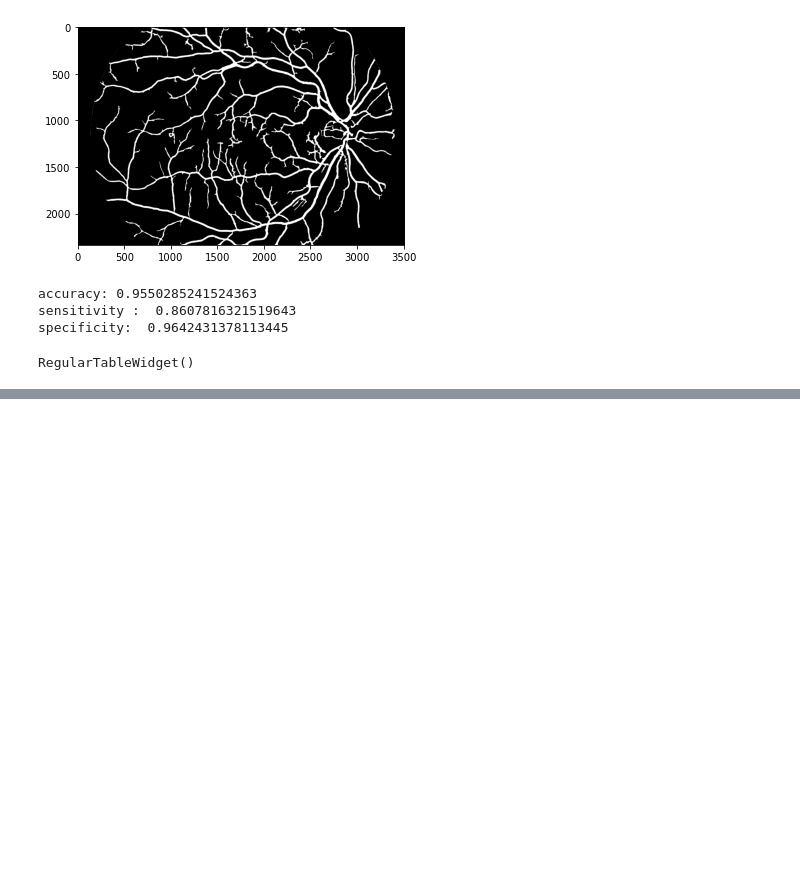
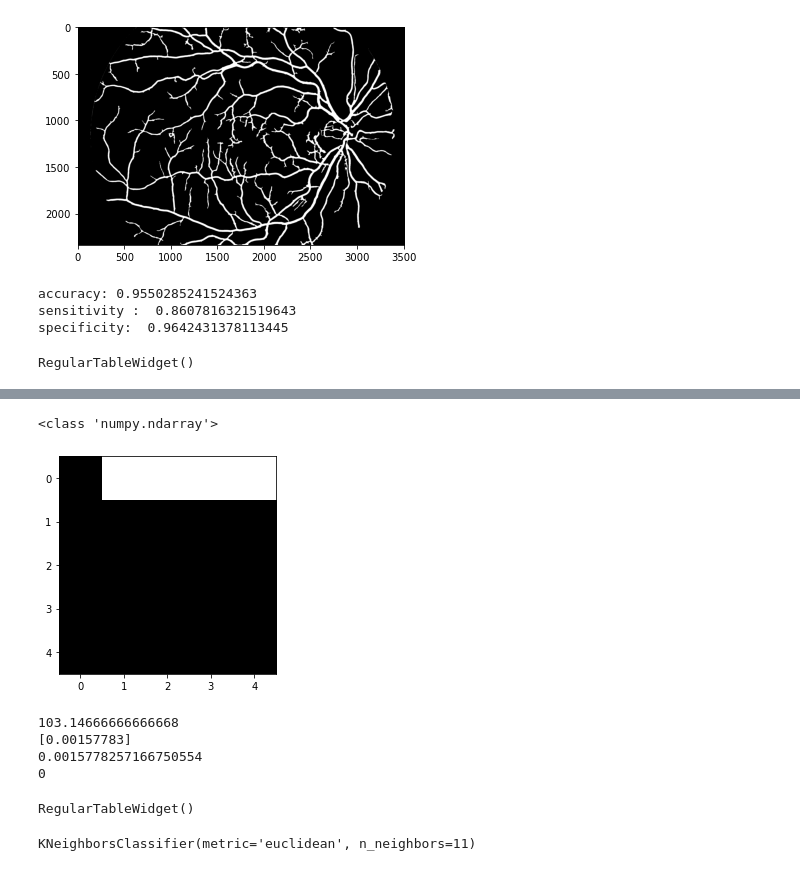
Before and after one commit to codeblessing/S6-IwM, a Jupyter notebook: fundus_vessels.ipynb, the cells around one changed output, grey strips where cells are left out. Drawn from its saved outputs; the diff is of its cells as text; code cells hidden in the pictures; blank space fills up the shorter version.

Commit message:
segmentation, feature extraction, kNN test

```diff
--- a/fundus_vessels.ipynb
+++ b/fundus_vessels.ipynb
@@ -131,7 +131,7 @@ accuracies = []
 sensitivities = []
 specificities = []
 
-for i in range(1, 16):
+for i in range(1, 2):
     image = cv.imread('data/all/images/' + str(i).zfill(2) + '_h.JPG')
     manual = cv.imread('data/all/manual1/' + str(i).zfill(2) +
                        '_h.tif', cv.IMREAD_GRAYSCALE)
@@ -160,0 +194,16 @@ RegularTableWidget()
+# %%
+height, width = merged_gray.shape
+merged_gray = cv.cvtColor(merged, cv.COLOR_RGB2GRAY)
+split_gray = merged_gray.reshape(height//tile_size, tile_size, width//tile_size, tile_size)
+split_gray = split_gray.swapaxes(1, 2)
+split_gray = split_gray.swapaxes(1, 0)
+height, width, depth = merged.shape
+split = merged.reshape(height//tile_size, tile_size, width//tile_size, tile_size, depth)
+split = split.swapaxes(1, 2)
+split = split.swapaxes(1, 0)
+height, width, depth = mask.shape
+split_mask = mask.reshape(height//tile_size, tile_size, width//tile_size, tile_size, depth)
+split_mask = split_mask.swapaxes(1, 2)
+split_mask = split_mask.swapaxes(1, 0)
+split_mask = split_mask.swapaxes(2, 3)
+split_gray.shape
@@ -160,0 +223,24 @@ RegularTableWidget()
+# %%
+imshow(split_mask[320][300], cmap='gray')
+moments_0 = np.zeros((split_gray.shape[0], split_gray.shape[1], 1))
+moments_1 = np.zeros((split_gray.shape[0], split_gray.shape[1], 1))
+moments_2 = np.zeros((split_gray.shape[0], split_gray.shape[1], 1))
+moments_3 = np.zeros((split_gray.shape[0], split_gray.shape[1], 1))
+moments_4 = np.zeros((split_gray.shape[0], split_gray.shape[1], 1))
+moments_5 = np.zeros((split_gray.shape[0], split_gray.shape[1], 1))
+moments_6 = np.zeros((split_gray.shape[0], split_gray.shape[1], 1))
+for i in range(split_gray.shape[0]):
+    for j in range(split_gray.shape[1]):
+        m = cv.moments(split_gray[i][j])
+        moments_0[i][j] = cv.HuMoments(m)[0]
+        moments_1[i][j] = cv.HuMoments(m)[1]
+        moments_2[i][j] = cv.HuMoments(m)[2]
+        moments_3[i][j] = cv.HuMoments(m)[3]
+        moments_4[i][j] = cv.HuMoments(m)[4]
+        moments_5[i][j] = cv.HuMoments(m)[5]
+        moments_6[i][j] = cv.HuMoments(m)[6]
+
+print(type(moments_0))
+# %% [output]
+<class 'numpy.ndarray'>
+[figure, added]
@@ -160,0 +255,28 @@ RegularTableWidget()
+# %%
+print(means_seg[320][300])
+print(truth[320][300])
+# %% [output]
+103.14666666666668
+[0.00157783]
+0.0015778257166750554
+0
+# %%
+data = [means_seg.flatten()[299*319:301*321], moments_0.flatten()[299*319:301*321],
+moments_1.flatten()[299*319:301*321], moments_2.flatten()[299*319:301*321], truth.flatten()[299*319:301*321]]
+knn_data_frame = pd.DataFrame(data, index=['mean', 'moment 0', 'moment 1', 'moment 2', 'truth']).transpose()
+dt = table(knn_data_frame)
+display(dt)
+# %% [output]
+RegularTableWidget()
+# %%
+from sklearn.preprocessing import StandardScaler
+X = knn_data_frame.iloc[:, 0:4]
+y = knn_data_frame.iloc[:, 4]
+X_train, X_test, y_train, y_test = train_test_split(X, y, random_state=0, test_size=0.2)
+sc_X = StandardScaler()
+X_train = sc_X.fit_transform(X_train)
+X_test = sc_X.transform(X_test)
+kNN = KNeighborsClassifier(n_neighbors=11, p=2, metric='euclidean')
+kNN.fit(X_train, y_train)
+# %% [output]
+KNeighborsClassifier(metric='euclidean', n_neighbors=11)
```
Also changed, not shown: parts of 11 cells of this notebook, 1 other file.
